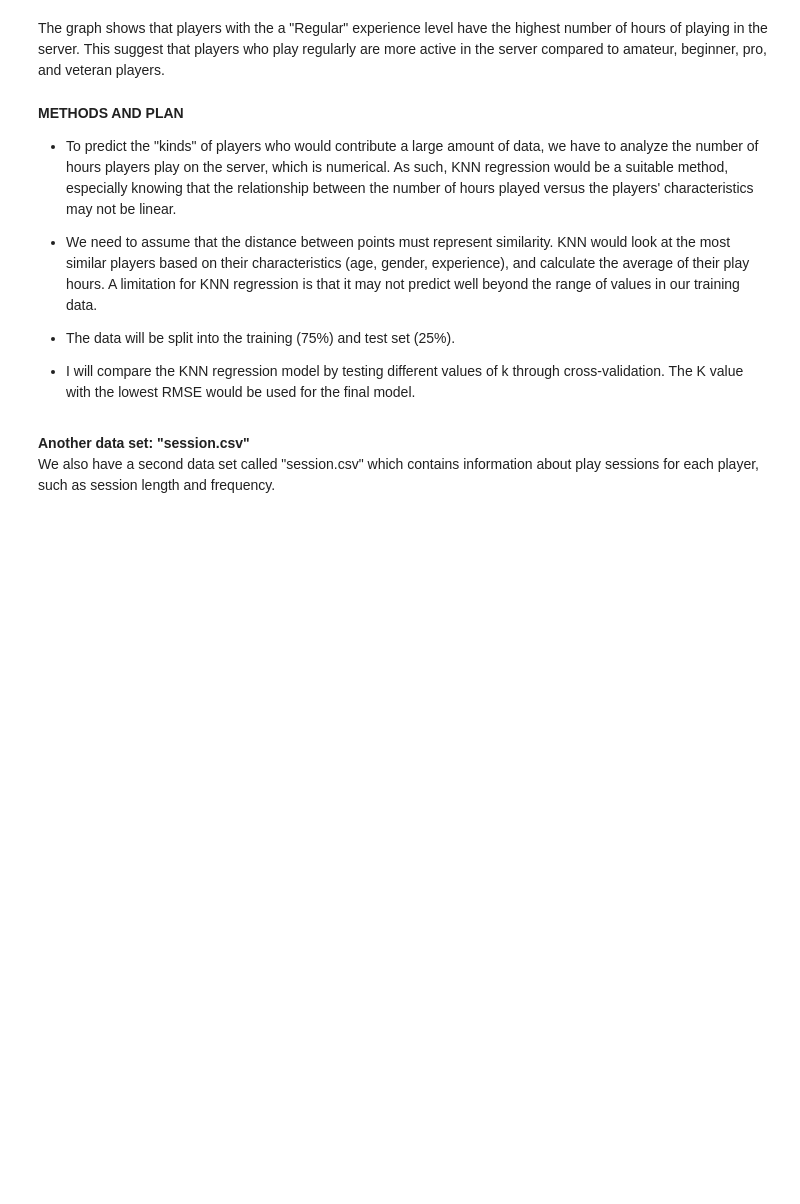
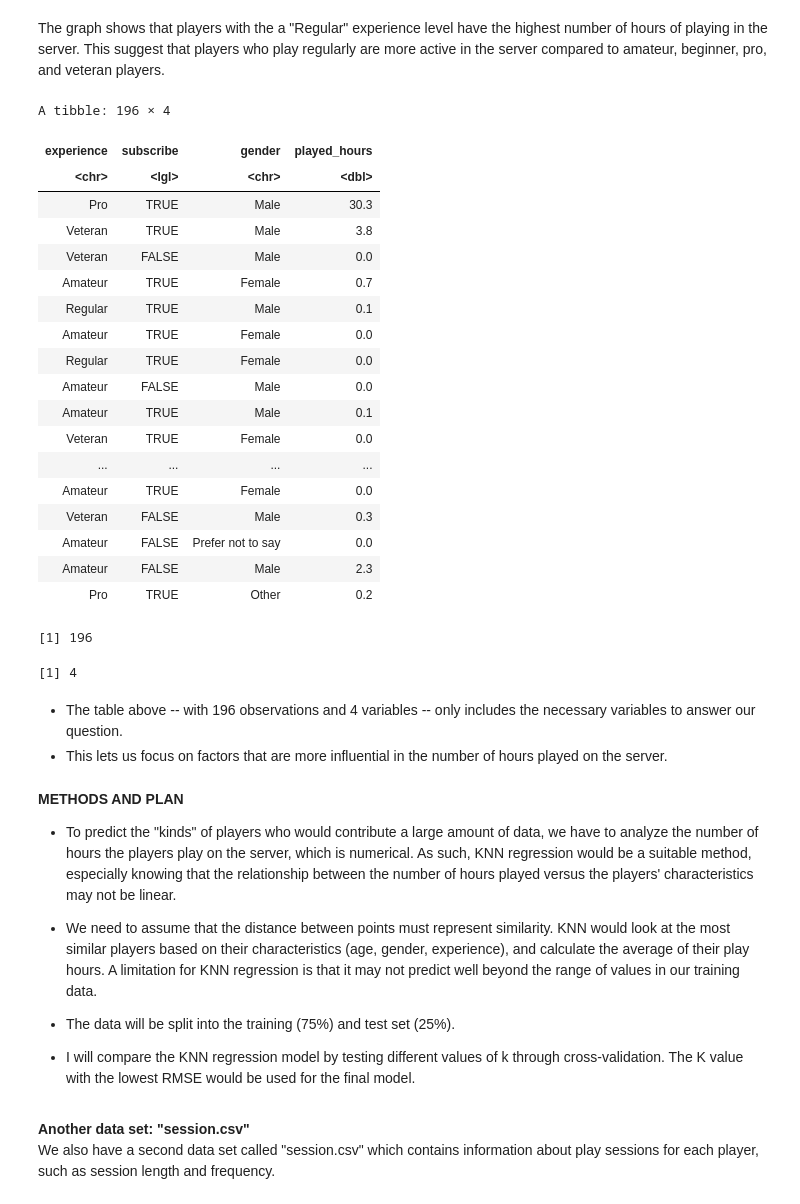
Before and after one commit to aisyahsudarmaji-web/Predicting-Usage-of-a-Video-Game-Research-Server, a Jupyter notebook: Individual Planning Report.ipynb, the cells around one changed output. Drawn from its saved outputs; the diff is of its cells as text; code cells hidden in the pictures; blank space fills up the shorter version.

Commit message:
Did more necessary wrangling

```diff
--- a/Individual Planning Report.ipynb
+++ b/Individual Planning Report.ipynb
@@ -188,9 +190,40 @@ experience_plot
 [figure]
 # %% [markdown]
 The graph shows that players with the a "Regular" experience level have the highest number of hours of playing in the server. This suggest that players who play regularly are more active in the server compared to amateur, beginner, pro, and veteran players.
+# %%
+wrangled_players <- players |>
+    select(experience, subscribe, gender, played_hours)
+wrangled_players
+nrow(wrangled_players)
+ncol(wrangled_players)
+# %% [output]
+A tibble: 196 × 4
+| experience | subscribe | gender | played_hours |
+| <chr> | <lgl> | <chr> | <dbl> |
+| Pro | TRUE | Male | 30.3 |
+| Veteran | TRUE | Male | 3.8 |
+| Veteran | FALSE | Male | 0.0 |
+| Amateur | TRUE | Female | 0.7 |
+| Regular | TRUE | Male | 0.1 |
+| Amateur | TRUE | Female | 0.0 |
+| Regular | TRUE | Female | 0.0 |
+| Amateur | FALSE | Male | 0.0 |
+| Amateur | TRUE | Male | 0.1 |
+| Veteran | TRUE | Female | 0.0 |
+| ... | ... | ... | ... |
+| Amateur | TRUE | Female | 0.0 |
+| Veteran | FALSE | Male | 0.3 |
+| Amateur | FALSE | Prefer not to say | 0.0 |
+| Amateur | FALSE | Male | 2.3 |
+| Pro | TRUE | Other | 0.2 |
+[1] 196
+[1] 4
+# %% [markdown]
+- The table above -- with 196 observations and 4 variables -- only includes the necessary variables to answer our question.
+- This lets us focus on factors that are more influential in the number of hours played on the server.
 # %% [markdown]
 **METHODS AND PLAN**
-- To predict the "kinds" of players who would contribute a large amount of data, we have to analyze the number of hours players play on the server, which is numerical. As such, KNN regression would be a suitable method, especially knowing that the relationship between the number of hours played versus the players' characteristics may not be linear.
+- To predict the "kinds" of players who would contribute a large amount of data, we have to analyze the number of hours the players play on the server, which is numerical. As such, KNN regression would be a suitable method, especially knowing that the relationship between the number of hours played versus the players' characteristics may not be linear.
 
 - We need to assume that the distance between points must represent similarity. KNN would look at the most similar players based on their characteristics (age, gender, experience), and calculate the average of their play hours. A limitation for KNN regression is that it may not predict well beyond the range of values in our training data.
 
```
Also changed, not shown: parts of 2 cells of this notebook.
